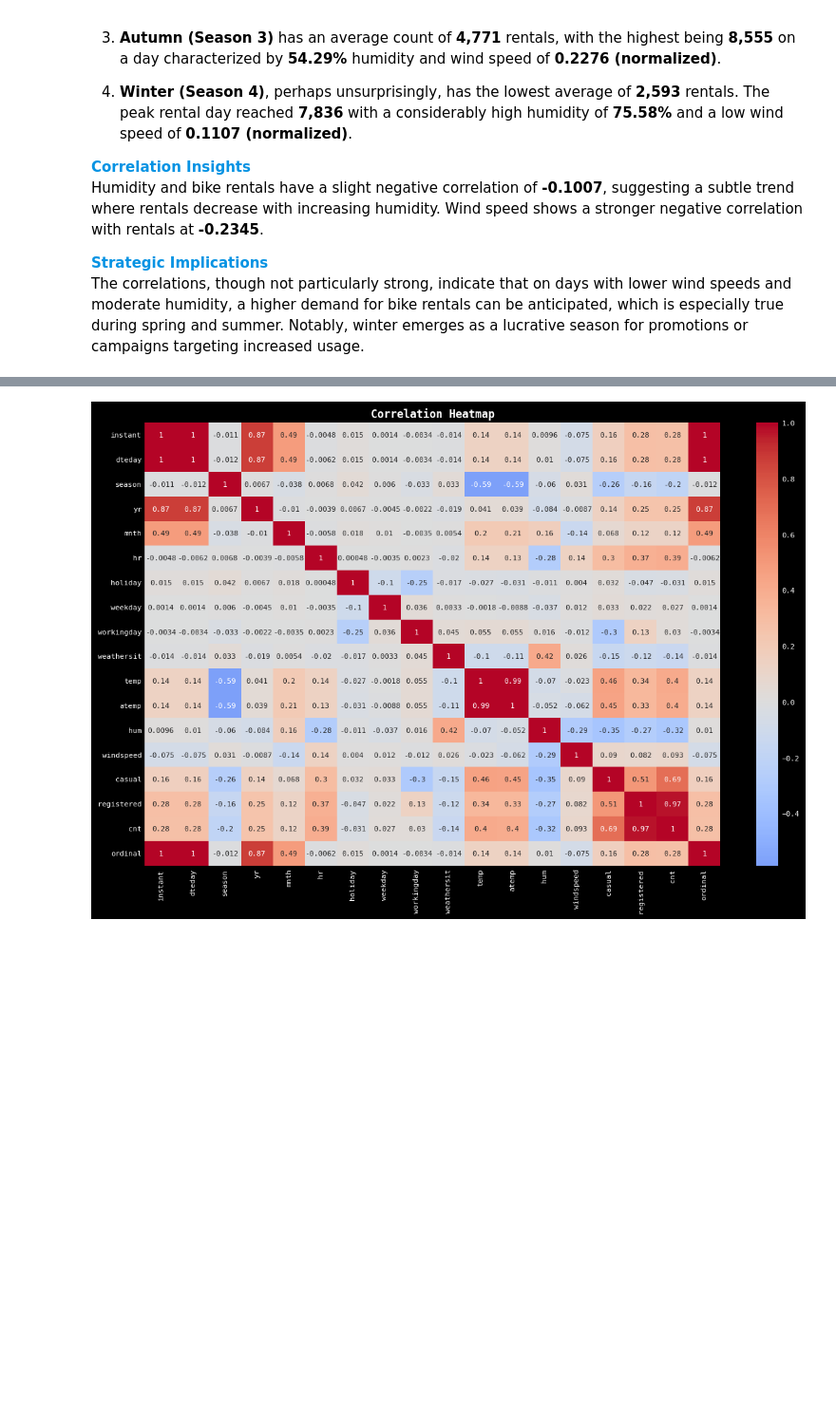
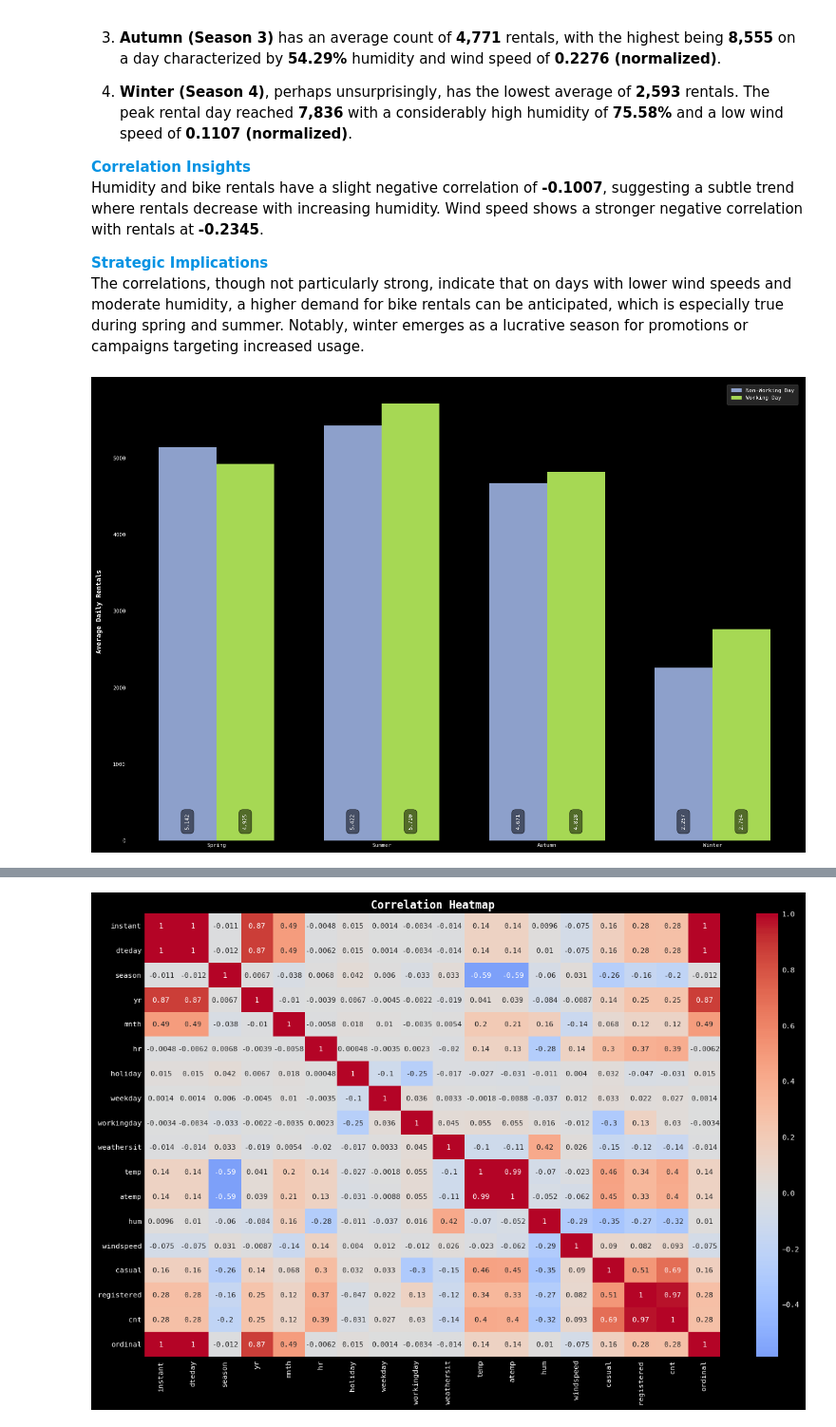
Before and after one commit to jparkington/Project-Cultivate, a Jupyter notebook: Exploration.ipynb, the cells around one changed output, grey strips where cells are left out. Shown at 95% size. Cells and saved outputs as stored; diff of their text form; code cells hidden in the pictures; blank space fills up the shorter version.

```diff
--- a/Exploration.ipynb
+++ b/Exploration.ipynb
@@ -910,3 +911,47 @@ Humidity and bike rentals have a slight negative correlation of **-0.1007**, sug
 
 <span style="color:#0693e3">**Strategic Implications**</span>
 The correlations, though not particularly strong, indicate that on days with lower wind speeds and moderate humidity, a higher demand for bike rentals can be anticipated, which is especially true during spring and summer. Notably, winter emerges as a lucrative season for promotions or campaigns targeting increased usage.
+# %%
+# 13. How does a working day versus a non-working day impact bike rentals across different seasons?
+
+def workingday_bars(df: pd.DataFrame):
+    '''
+    Visualizes the impact of working days and non-working days on the number of bike rentals across different seasons using side-by-side bars.
+
+    1. Maps the `season` column to corresponding season names.
+    2. Groups the data by `season`, `workingday`, and `dteday` to compute the daily sum of bike rentals.
+    3. Groups again by `season` and `workingday` to compute the daily average of bike rentals.
+    4. Uses plt.bar to create side-by-side bars showing each season's average daily rentals for working days and non-working days.
+
+    Parameters:
+        df (pd.DataFrame) : The bike sharing dataset as a pandas DataFrame.
+    '''
+
+    g = df.groupby(['season', 'workingday', 'dteday'])['cnt'].sum().reset_index() \
+          .groupby(['season', 'workingday'])['cnt'].mean().reset_index()
+
+    seasons   = ['Spring', 'Summer', 'Autumn', 'Winter']
+    bar_w     = 0.35
+    color_map = {0: colors[2], 1: colors[4]}
+    label_map = {0: 'Non-Working Day', 1: 'Working Day'}
+
+    for i in range(2):
+        bars = plt.bar(np.arange(4) + (i - 0.5) * bar_w,
+                    g[g['workingday'] == i]['cnt'],
+                    color = color_map[i],
+                    width = bar_w,
+                    label = label_map[i])
+
+        for bar in bars:
+            plt.text(bar.get_x() + bar.get_width() / 2, 250,
+                    f'{int(bar.get_height()):,}',
+                    va = 'center', ha = 'center', rotation = 90,
+                    bbox = dict(facecolor = '0', alpha = 0.5, boxstyle='round, pad = 0.75'))
+
+    plt.xticks(np.arange(4), seasons)
+    plt.ylabel('Average Daily Rentals')
+    plt.legend()
+
+workingday_bars(bike_sharing)
+# %% [output]
+[figure, added]
```
Also changed, not shown: parts of 3 cells of this notebook.
